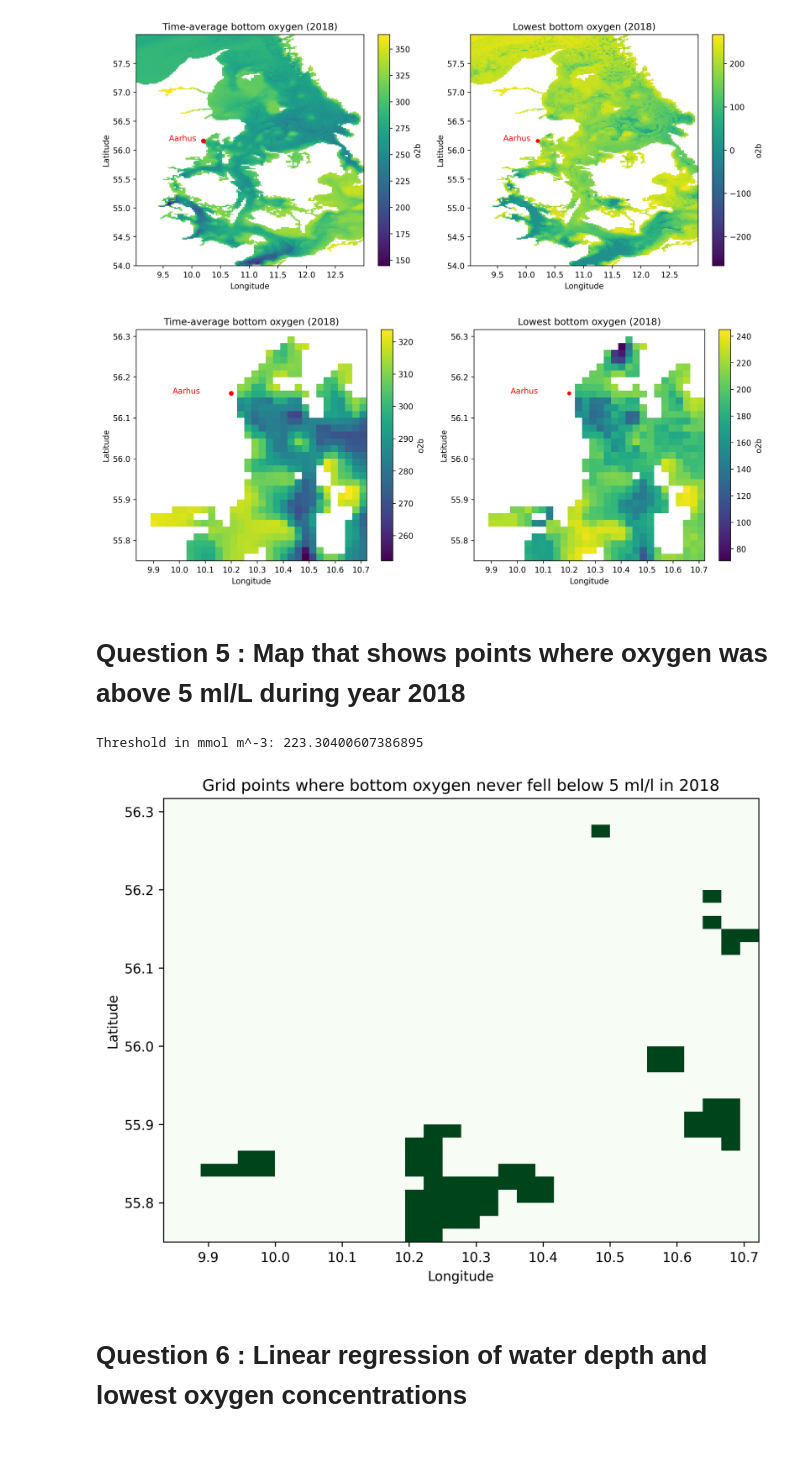
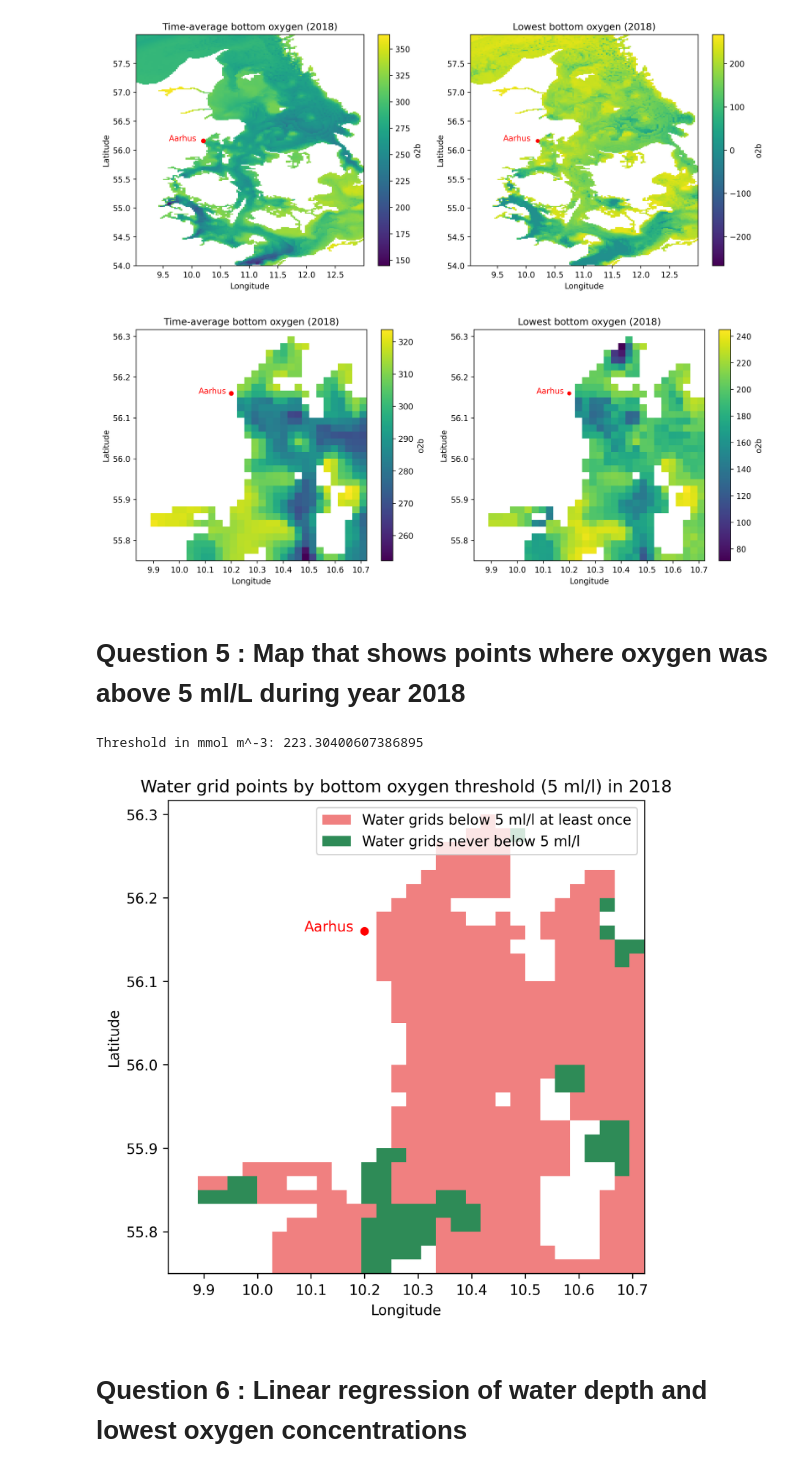
Before and after one commit to natslimak/OceanCourses, a Jupyter notebook: DigitalOcean/Assignment_3/Script3.ipynb, the cells around one changed output. Drawn from its saved outputs; the diff is of its cells as text; code cells hidden in the pictures.

```diff
--- a/DigitalOcean/Assignment_3/Script3.ipynb
+++ b/DigitalOcean/Assignment_3/Script3.ipynb
@@ -167,9 +168,9 @@ lon_target = 10.2
 
 # Add the dot for the position of the station
 axes[0].plot(lon_target, lat_target, marker="o", color="red", markersize=5, label="Station")
-axes[0].annotate("Aarhus", xy=(lon_target, lat_target), xytext=(lon_target - 0.12, lat_target), color="red", ha="right")
+axes[0].annotate("Aarhus", xy=(lon_target, lat_target), xytext=(lon_target - 0.02, lat_target), color="red", ha="right")
 axes[1].plot(lon_target, lat_target, marker="o", color="red", markersize=4, label="Station")
-axes[1].annotate("Aarhus", xy=(lon_target, lat_target), xytext=(lon_target - 0.12, lat_target), color="red", ha="right")
+axes[1].annotate("Aarhus", xy=(lon_target, lat_target), xytext=(lon_target - 0.02, lat_target), color="red", ha="right")
 
 
 plt.tight_layout()
@@ -177,40 +178,55 @@ plt.savefig(FIG_DIR / "o2b_mean_min_maps_2018_closegrid.png", dpi=300, bbox_inch
 plt.show()
 plt.close()
 # %% [output]
-[figure, old version]
+[figure, new version]
 # %% [markdown]
 # Question 5 : Map that shows points where oxygen was above 5 ml/L during year 2018
 # %%
 # Restrict to requested plotting region
 ds_region = ds_o2b.sel(longitude=slice(9.82, 10.71), latitude=slice(55.75, 56.31))
 
 # Convert threshold: converting into the units used in copernicus dataset (mmol/m^3)
 # 5 ml/l -> mmol/m^3
 threshold_ml_l = 5
 threshold_mmol_m3 = threshold_ml_l / 0.022391
 
 print("Threshold in mmol m^-3:", threshold_mmol_m3)
 
 # Minimum oxygen during the year at each grid point (inside region)
 o2b_min = ds_region["o2b"].min(dim="time")
 
 # Mask: True where oxygen has NEVER been below 5 ml/l (>= 5ml/L)
 safe_points = o2b_min >= threshold_mmol_m3
 
+# Keep only water grids (valid oxygen values); leave non-water grids uncolored
+water_mask = o2b_min.notnull()
+class_map = xr.where(water_mask, safe_points.astype(int), np.nan)
+
 # Plot
-plt.figure(figsize=(8, 6), dpi=300)
-safe_points.plot(cmap="Greens", add_colorbar=False)
+plt.figure(figsize=(6, 6), dpi=300)
 
-plt.title("Grid points where bottom oxygen never fell below 5 ml/l in 2018")
+cmap = ListedColormap(["lightcoral", "seagreen"])
+cmap.set_bad(alpha=0)
+class_map.plot(cmap=cmap, vmin=0, vmax=1, add_colorbar=False)
+
+plt.title("Water grid points by bottom oxygen threshold (5 ml/l) in 2018")
 plt.xlabel("Longitude")
 plt.ylabel("Latitude")
+
+legend_handles = [
+    Patch(facecolor="lightcoral", edgecolor="none", label="Water grids below 5 ml/l at least once"),
+    Patch(facecolor="seagreen", edgecolor="none", label="Water grids never below 5 ml/l"),
+]
+plt.legend(handles=legend_handles, loc="upper right")
+plt.plot(lon_target, lat_target, marker="o", color="red", markersize=5, label="Station")
+plt.annotate("Aarhus", xy=(lon_target, lat_target), xytext=(lon_target - 0.02, lat_target), color="red", ha="right")
 
 plt.savefig(FIG_DIR / "o2b_never_below_5mlL_2018.png", dpi=300, bbox_inches="tight")
 plt.show()
 plt.close()
 # %% [output]
 Threshold in mmol m^-3: 223.30400607386895
-[figure, old version]
+[figure, new version]
 # %% [markdown]
 # Question 6 : Linear regression of water depth and lowest oxygen concentrations
 # %%
```
Also changed, not shown: parts of 1 cell of this notebook, 36 other files.
